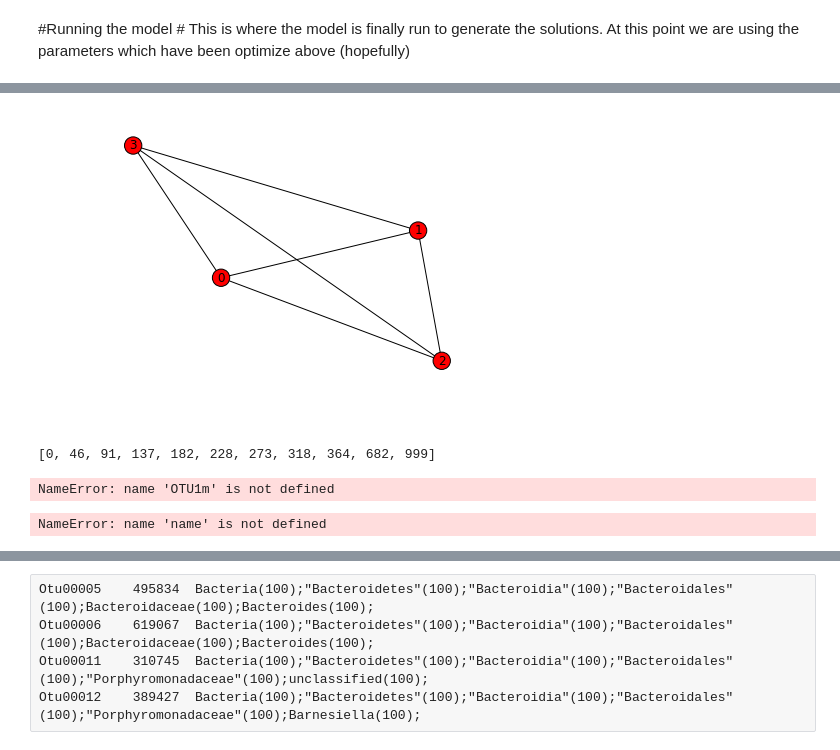
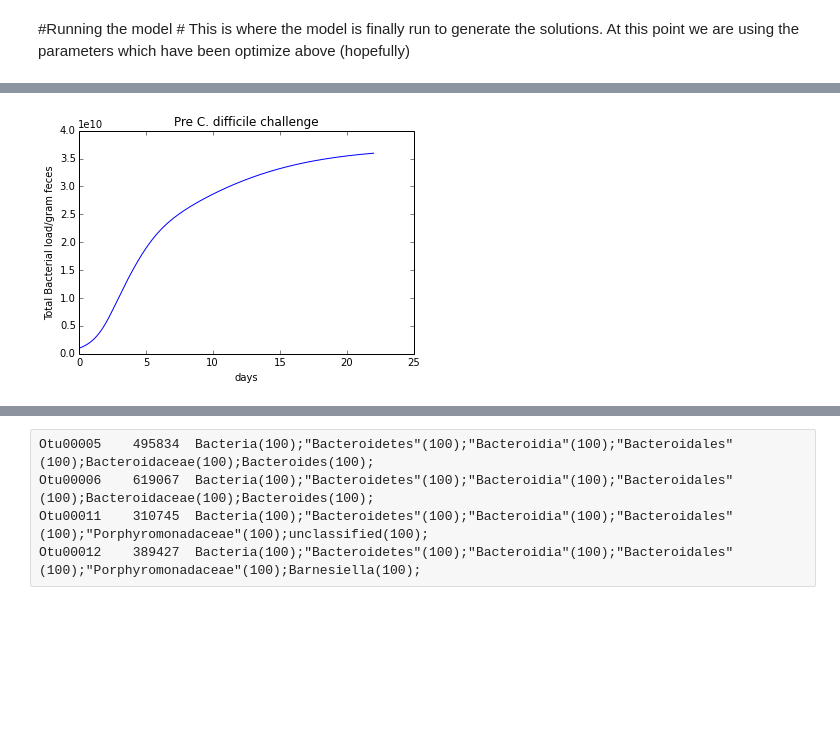
Before and after one commit to jtmccr1/603-Codes, a Jupyter notebook: EPID603 Final.ipynb, the cells around one changed output, grey strips where cells are left out. Saved outputs shown, nothing was run; the diff lists cells and outputs as text; code cells hidden in the pictures; blank space fills up the shorter version.

```diff
--- a/EPID603 Final.ipynb
+++ b/EPID603 Final.ipynb
@@ -146,11 +167,17 @@ The initial conditions are set as the first term in the data array imported from
 # %%
 # model initial conditions
 #---------------------------------------------------
-total_loado =
-OTU1o = OTU1d[0]*total_load
-OTU2o = OTU2d[0]*total_load
-OTU3o = OTU3d[0]*total_load
-OTU4o = OTU4d[0]*total_load
-OTU5o = OTU5d[0]*total_load
+x1 = 0.5 * 10**10
+x0 = x1/1.43
+total_loado = 10**9#x0/OTU1d[0]
+print(total_loado)
+OTU1o = OTU1d[0]*total_loado
+OTU2o = OTU2d[0]*total_loado
+OTU3o = OTU3d[0]*total_loado
+OTU4o = OTU4d[0]*total_loado
+OTU5o = OTU5d[0]*total_loado
+othero = otherd[0]*total_loado
 
-y0 = [OTU1o, OTU2o,OTU3o,OTU4o,OTU5o,total_loado]
+
+
+y0 = [OTU1o, OTU2o,OTU3o,OTU4o,OTU5o,total_loado,othero]
@@ -289,21 +333,11 @@ newrates
-# %%
-DistMatrix =np.array([[0,      0.3,    0.4,    0.7],
-[0.3,    0,      0.9,    0.2],
-[0.4,    0.9,    0,      0.1],
-[0.7,    0.2,    0.1,    0] ])
-G = G=nx.from_numpy_matrix(DistMatrix)
-nx.draw(G)
-# %% [output]
-[figure, removed]
-# %%
-mindex
-# %% [output]
-[0, 46, 91, 137, 182, 228, 273, 318, 364, 682, 999]
-# %%
-OTU1m
-# %% [output]
-NameError: name 'OTU1m' is not defined
-# %%
-name
-# %% [output]
-NameError: name 'name' is not defined
+# %%
+plt.figure()
+plt.plot(T,total_load)
+plt.xlabel('days')
+plt.ylabel('Total Bacterial load/gram feces')
+title='Pre C. difficile challenge'
+
+plt.title(title)
+plt.show()
+# %% [output]
+[figure, added]
```
Also changed, not shown: parts of 27 cells of this notebook.
